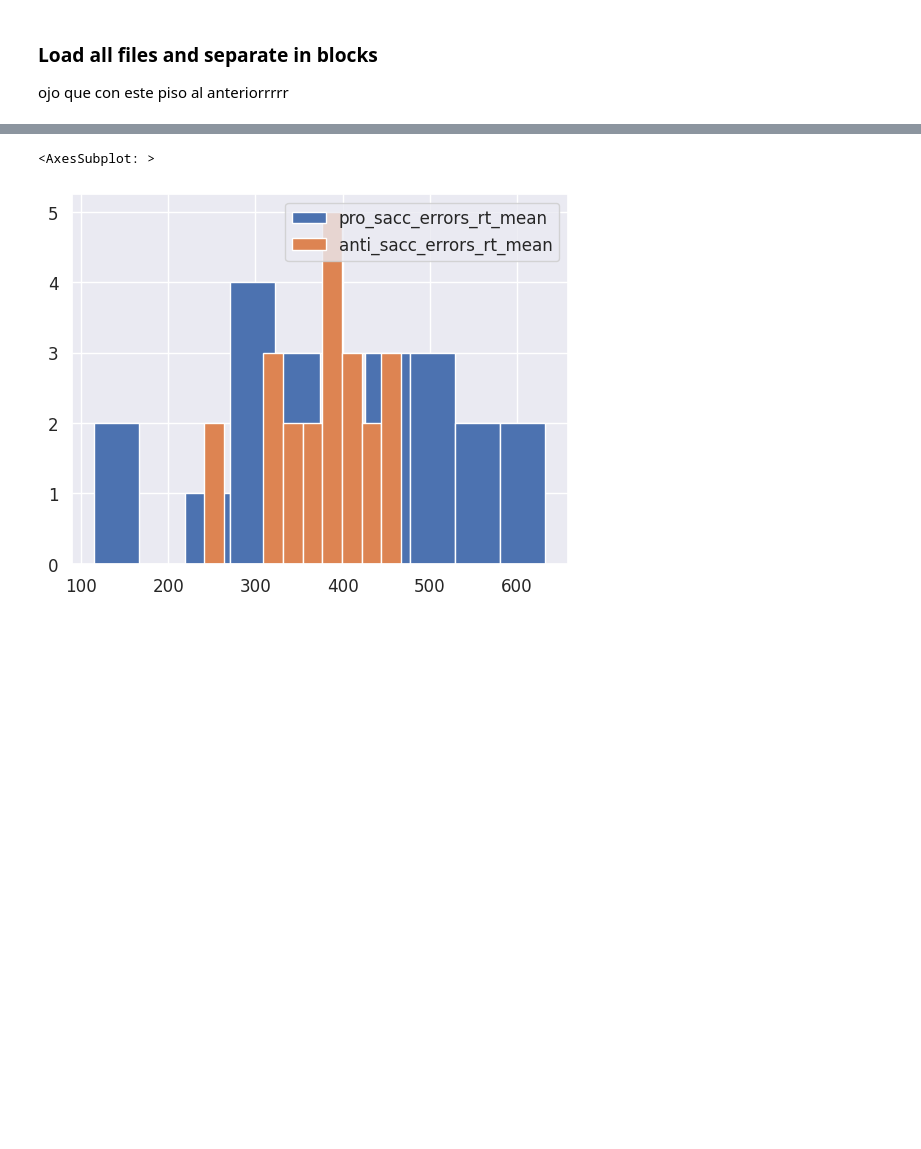
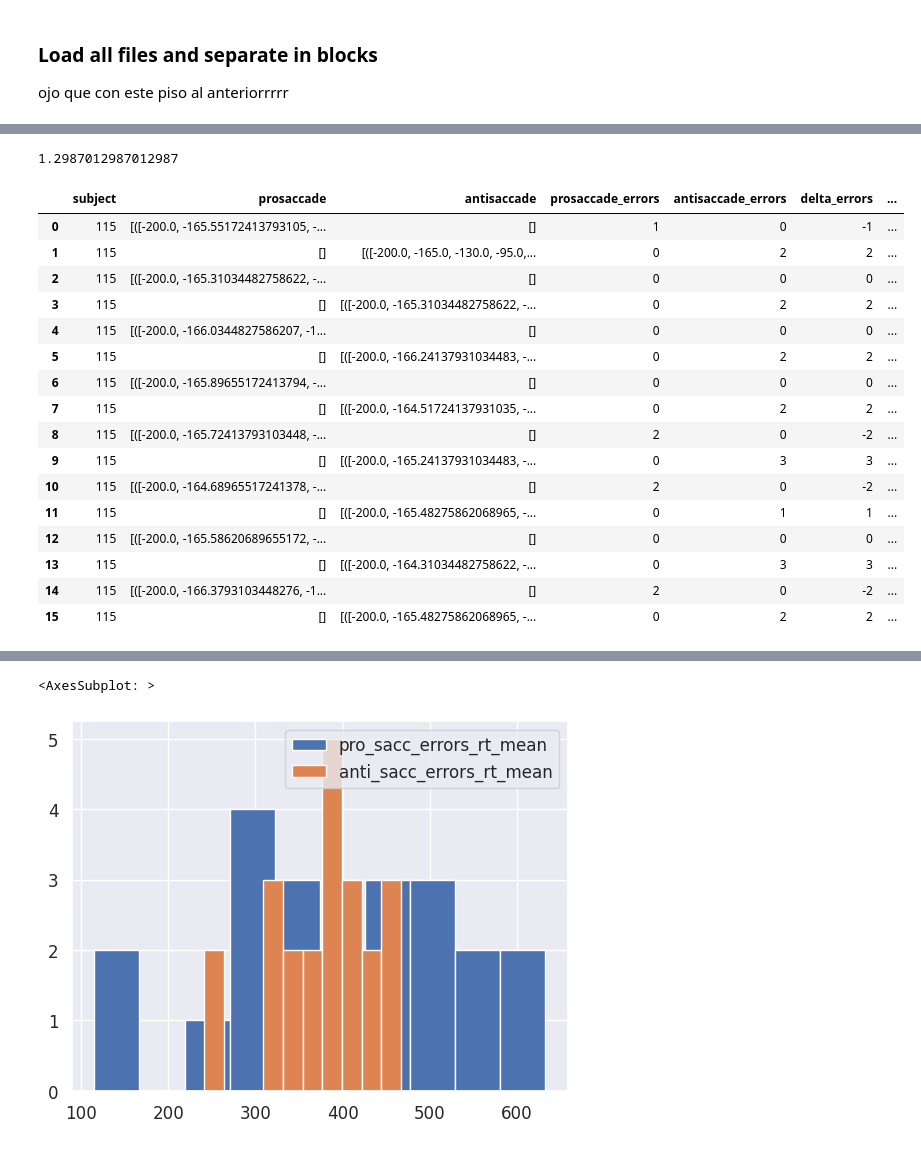
Before and after one commit to GEJ1/et_webcam_experiments, a Jupyter notebook: antisaccade_experiment/antisaccades_analysis.ipynb, the cells around one changed output, grey strips where cells are left out. Saved outputs shown, nothing was run; the diff lists cells and outputs as text; code cells hidden in the pictures; blank space fills up the shorter version.

```diff
--- a/antisaccade_experiment/antisaccades_analysis.ipynb
+++ b/antisaccade_experiment/antisaccades_analysis.ipynb
@@ -396,10 +440,14 @@ for i, suj in enumerate(ALL_FILES_RAW):
     )
 
     subjects = []
+    prosaccade_trials_remained = []
+    antisaccade_trials_remained = []
     pro_saccades = []
     anti_saccades = []
     pro_saccades_errors = []
+    pro_saccades_errors_perc = []
     anti_saccades_errors = []
+    anti_saccades_errors_perc = []
     trials_rejected_prosaccade = []
     trials_rejected_antisaccade = []
     pro_sacc_errors_rt = []
@@ -431,8 +479,14 @@ for i, suj in enumerate(ALL_FILES_RAW):
         subjects.append(suj)
         pro_saccades.append(pro_saccade_dict["ts_xs"])
         anti_saccades.append(anti_saccade_dict["ts_xs"])
+
+        prosaccade_trials_remained.append(pro_saccade_dict["number_of_trials_remained"])
+        antisaccade_trials_remained.append(anti_saccade_dict["number_of_trials_remained"])
+
         pro_saccades_errors.append(pro_saccade_dict["pro_sacc_errors"])
+        pro_saccades_errors_perc.append(pro_saccade_dict["pro_sacc_errors_perc"])
         anti_saccades_errors.append(anti_saccade_dict["anti_sacc_errors"])
+        anti_saccades_errors_perc.append(anti_saccade_dict["anti_sacc_errors_perc"])
         trials_rejected_prosaccade.append(pro_saccade_dict["trials_rejected"])
         trials_rejected_antisaccade.append(anti_saccade_dict["trials_rejected"])
         pro_sacc_errors_rt.append(pro_saccade_dict["pro_sacc_errors_rt"])
@@ -463,27 +517,27 @@ for i, suj in enumerate(ALL_FILES_RAW):
     df_processed_signal["anti_sacc_errors_rt"] = anti_sacc_errors_rt
     df_processed_signal["anti_sacc_correct_rt"] = anti_sacc_correct_rt
 
-    # means
-    df_processed_signal["pro_sacc_errors_rt_mean"] = df_processed_signal[
+    # median
+    df_processed_signal["pro_sacc_errors_rt_median"] = df_processed_signal[
         "pro_sacc_errors_rt"
-    ].apply(lambda x: np.mean([float(i) for i in x]))
-    df_processed_signal["pro_sacc_correct_rt_mean"] = df_processed_signal[
+    ].apply(lambda x: np.median([float(i) for i in x]))
+    df_processed_signal["pro_sacc_correct_rt_median"] = df_processed_signal[
         "pro_sacc_correct_rt"
-    ].apply(lambda x: np.mean([float(i) for i in x]))
-    df_processed_signal["anti_sacc_errors_rt_mean"] = df_processed_signal[
+    ].apply(lambda x: np.median([float(i) for i in x]))
+    df_processed_signal["anti_sacc_errors_rt_median"] = df_processed_signal[
         "anti_sacc_errors_rt"
-    ].apply(lambda x: np.mean([float(i) for i in x]))
-    df_processed_signal["anti_sacc_correct_rt_mean"] = df_processed_signal[
+    ].apply(lambda x: np.median([float(i) for i in x]))
+    df_processed_signal["anti_sacc_correct_rt_median"] = df_processed_signal[
         "anti_sacc_correct_rt"
-    ].apply(lambda x: np.mean([float(i) for i in x]))
+    ].apply(lambda x: np.median([float(i) for i in x]))
 
     # Percentage of errors
-    df_processed_signal["prosaccade_errors_perc"] = df_processed_signal[
-        "prosaccade_errors"
-    ].apply(lambda x: (x / 160) * 100)
-    df_processed_signal["antisaccade_errors_perc"] = df_processed_signal[
-        "antisaccade_errors"
-    ].apply(lambda x: (x / 160) * 100)
+    df_processed_signal["prosaccade_errors_perc"] = pro_saccades_errors_perc
+    df_processed_signal["antisaccade_errors_perc"] = anti_saccades_errors_perc
+
+    df_processed_signal["prosaccade_trials_remained"] = prosaccade_trials_remained
+    df_processed_signal["antisaccade_trials_remained"] = antisaccade_trials_remained
+
 
     df_processed_signal["age"] = age
     df_processed_signal["px2degree"] = px2degree
@@ -502 +591,25 @@ df_all_blocks
+# %%
+(1/77) * 100
+# %% [output]
+1.2987012987012987
+# %%
+df_all_blocks.query("subject == '115'")
+# %% [output]
+|  | subject | prosaccade | antisaccade | prosaccade_errors | antisaccade_errors | delta_errors | ... |
+| 0 | 115 | [([-200.0, -165.55172413793105, -... | [] | 1 | 0 | -1 | ... |
+| 1 | 115 | [] | [([-200.0, -165.0, -130.0, -95.0,... | 0 | 2 | 2 | ... |
+| 2 | 115 | [([-200.0, -165.31034482758622, -... | [] | 0 | 0 | 0 | ... |
+| 3 | 115 | [] | [([-200.0, -165.31034482758622, -... | 0 | 2 | 2 | ... |
+| 4 | 115 | [([-200.0, -166.0344827586207, -1... | [] | 0 | 0 | 0 | ... |
+| 5 | 115 | [] | [([-200.0, -166.24137931034483, -... | 0 | 2 | 2 | ... |
+| 6 | 115 | [([-200.0, -165.89655172413794, -... | [] | 0 | 0 | 0 | ... |
+| 7 | 115 | [] | [([-200.0, -164.51724137931035, -... | 0 | 2 | 2 | ... |
+| 8 | 115 | [([-200.0, -165.72413793103448, -... | [] | 2 | 0 | -2 | ... |
+| 9 | 115 | [] | [([-200.0, -165.24137931034483, -... | 0 | 3 | 3 | ... |
+| 10 | 115 | [([-200.0, -164.68965517241378, -... | [] | 2 | 0 | -2 | ... |
+| 11 | 115 | [] | [([-200.0, -165.48275862068965, -... | 0 | 1 | 1 | ... |
+| 12 | 115 | [([-200.0, -165.58620689655172, -... | [] | 0 | 0 | 0 | ... |
+| 13 | 115 | [] | [([-200.0, -164.31034482758622, -... | 0 | 3 | 3 | ... |
+| 14 | 115 | [([-200.0, -166.3793103448276, -1... | [] | 2 | 0 | -2 | ... |
+| 15 | 115 | [] | [([-200.0, -165.48275862068965, -... | 0 | 2 | 2 | ... |
 # %%
```
Also changed, not shown: parts of 15 cells of this notebook.
